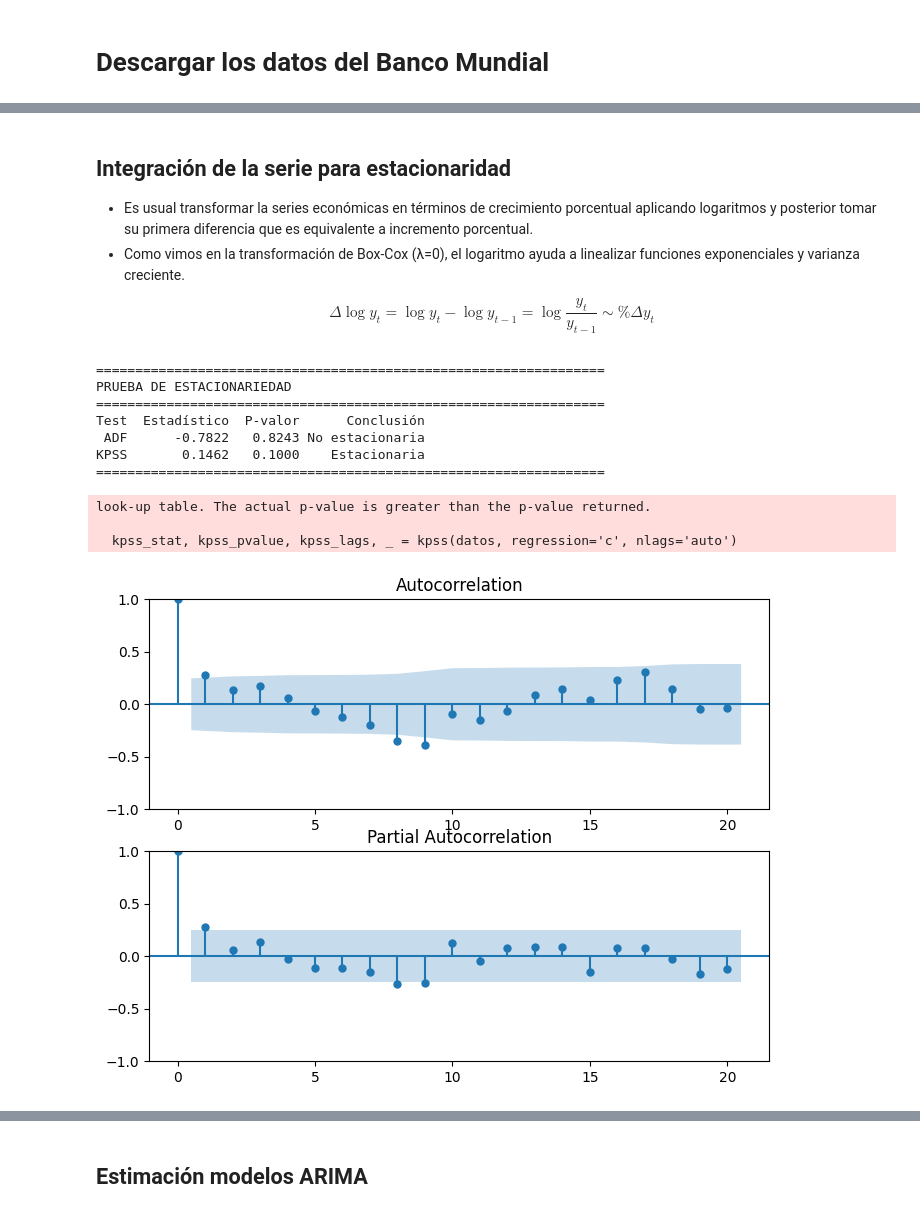
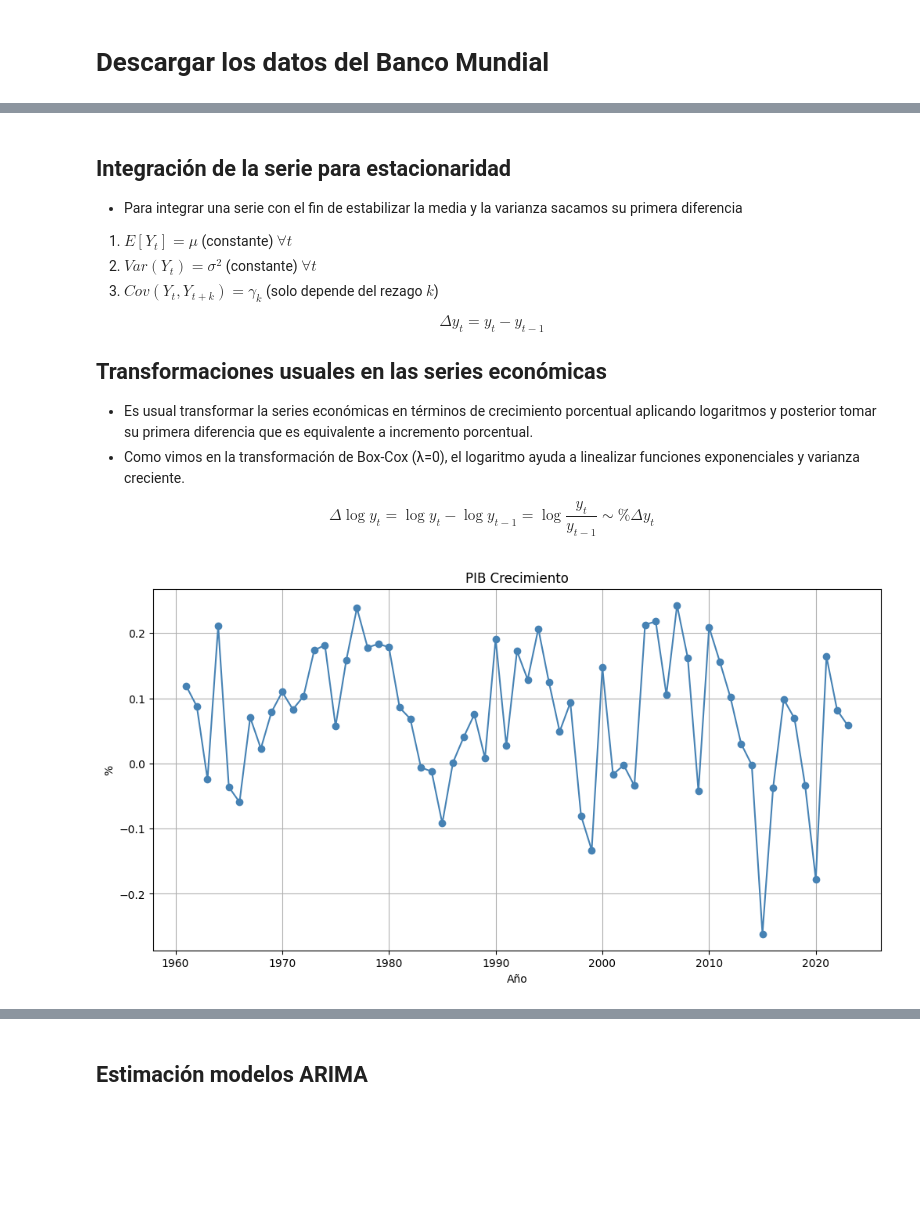
Before and after one commit to fersalme/regresion-lineal-series-tiempo, a Jupyter notebook: 03-modelos-ARMA-ARIMA/01-ejercicios-Python.ipynb, the cells around one changed output, grey strips where cells are left out. Cells and saved outputs as stored; diff of their text form; code cells hidden in the pictures; blank space fills up the shorter version.

```diff
--- a/03-modelos-ARMA-ARIMA/01-ejercicios-Python.ipynb
+++ b/03-modelos-ARMA-ARIMA/01-ejercicios-Python.ipynb
@@ -40,12 +43,14 @@ from sklearn.metrics import r2_score
 data = wb.data.DataFrame(series='NY.GDP.MKTP.CD', economy='COL', time=range(1960, 2024), columns='series').reset_index()
 data.columns = ['year', 'pib']
 data['year'] = data['year'].str.replace('YR', '').astype(int)
-data.index = data.year
+data = data.set_index('year')
+pib_col = data['pib']
 
-data.plot(x='year', y='pib', kind='line', marker='o', color='steelblue')
-plt.title('Producto Interno Bruto (PIB) de Colombia (1960-2024)')
-plt.xlabel('Año')
-plt.ylabel('PIB en dólares estadounidenses')
-plt.grid()
+fig, ax = plt.subplots(figsize=(12, 6))
+ax.plot(data.index, pib_col, marker='o', color='steelblue')
+ax.set_title('Producto Interno Bruto (PIB) de Colombia (1960-2024)')
+ax.set_xlabel('Año')
+ax.set_ylabel('PIB en dólares estadounidenses')
+ax.grid()
 plt.show()
 # %% [output]
@@ -144,5 +144,17 @@ look-up table. The actual p-value is smaller than the p-value returned.
 # %% [markdown]
 ## Integración de la serie para estacionaridad
+
+- Para integrar una serie con el fin de estabilizar la media y la varianza sacamos su primera diferencia
+
+1. $E[Y_t] = \mu$ (constante) $\forall t$
+2. $Var(Y_t) = \sigma^2$ (constante) $\forall t$
+3. $Cov(Y_t, Y_{t+k}) = \gamma_k$ (solo depende del rezago $k$)
+
+$$
+\Delta y_t = y_t - y_{t-1}
+$$
+
+## Transformaciones usuales en las series económicas
 
 - Es usual transformar la series económicas en términos de crecimiento porcentual aplicando logaritmos y posterior tomar su primera diferencia que es equivalente a incremento porcentual.
 - Como vimos en la transformación de Box-Cox (λ=0), el logaritmo ayuda a linealizar funciones exponenciales y varianza creciente.
@@ -157,22 +165,17 @@ pib_crecimiento = np.log(data["pib"]).diff().dropna()
 # %%
-# Graficar la funcion de ACF y PACF
-fig = plt.figure(figsize=(8, 6))
-ax1 = fig.add_subplot(211)
-fig = sm.graphics.tsa.plot_acf(pib_crecimiento, lags=20, ax=ax1)
-ax2 = fig.add_subplot(212)
-fig = sm.graphics.tsa.plot_pacf(pib_crecimiento, lags=20, ax=ax2)
+# Primera diferencia de la serie integrada de orden 1
+pib_diff = pib_col.diff().dropna()
 
-# Test estacionariedad
-test_estacionariedad(pib_crecimiento, maxlag=20)
+# Tomamos el logaritmo y la primera diferencia. Esto transforma la serie en tasas de crecimiento
+pib_log = np.log(pib_col)
+pib_crecimiento = pib_log.diff().dropna()
+
+fig, ax = plt.subplots(figsize=(12, 6))
+ax.plot(pib_crecimiento, marker='o', color='steelblue')
+ax.set_title('PIB Crecimiento')
+ax.set_xlabel('Año')
+ax.set_ylabel('%')
+ax.grid()
+plt.show()
 # %% [output]
-=================================================================
-PRUEBA DE ESTACIONARIEDAD
-=================================================================
-Test  Estadístico  P-valor      Conclusión
- ADF      -0.7822   0.8243 No estacionaria
-KPSS       0.1462   0.1000    Estacionaria
-=================================================================
-look-up table. The actual p-value is greater than the p-value returned.
-
-  kpss_stat, kpss_pvalue, kpss_lags, _ = kpss(datos, regression='c', nlags='auto')
-[figure, old version]
+[figure, new version]
```
Also changed, not shown: parts of 21 cells of this notebook, 7 other files.
